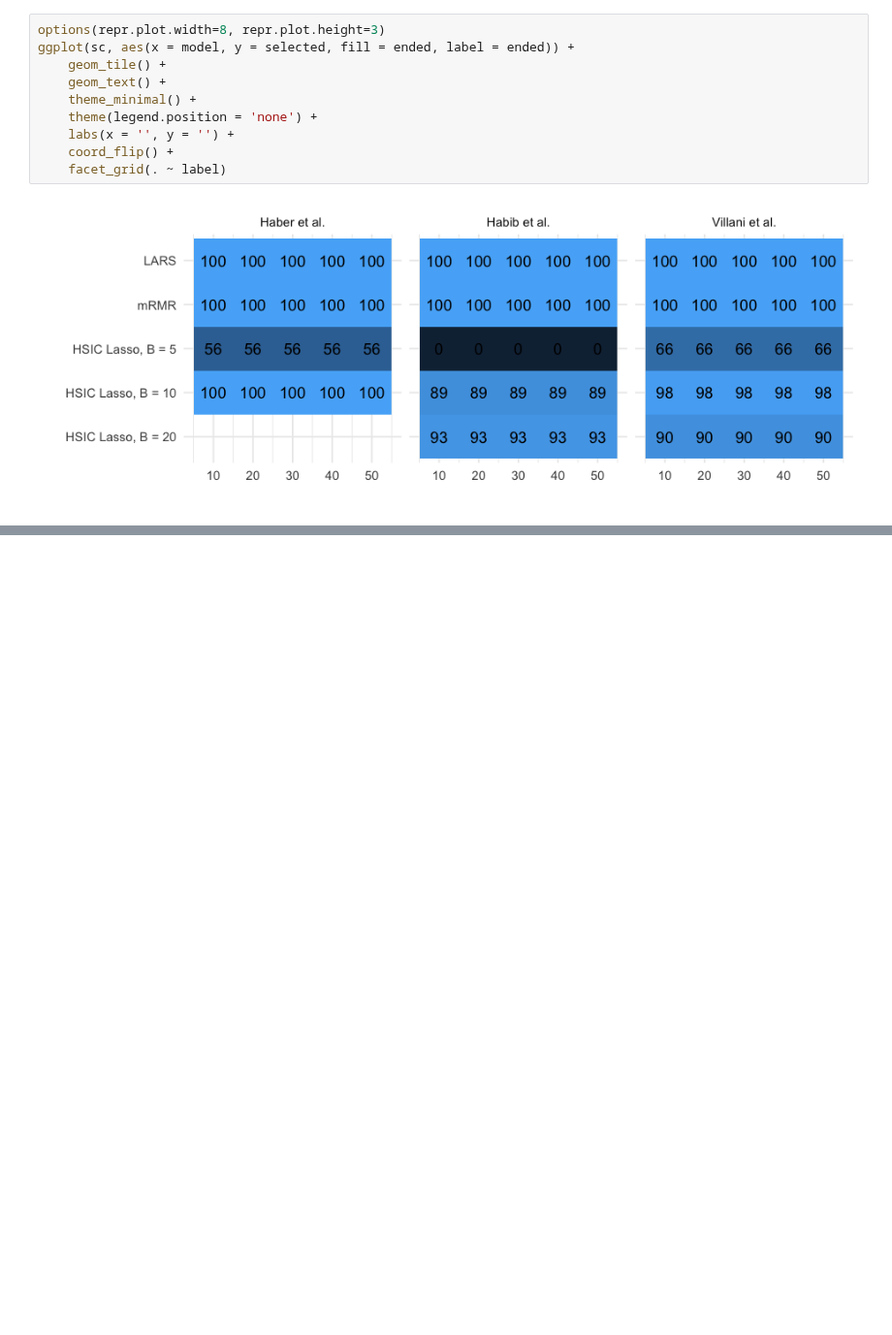
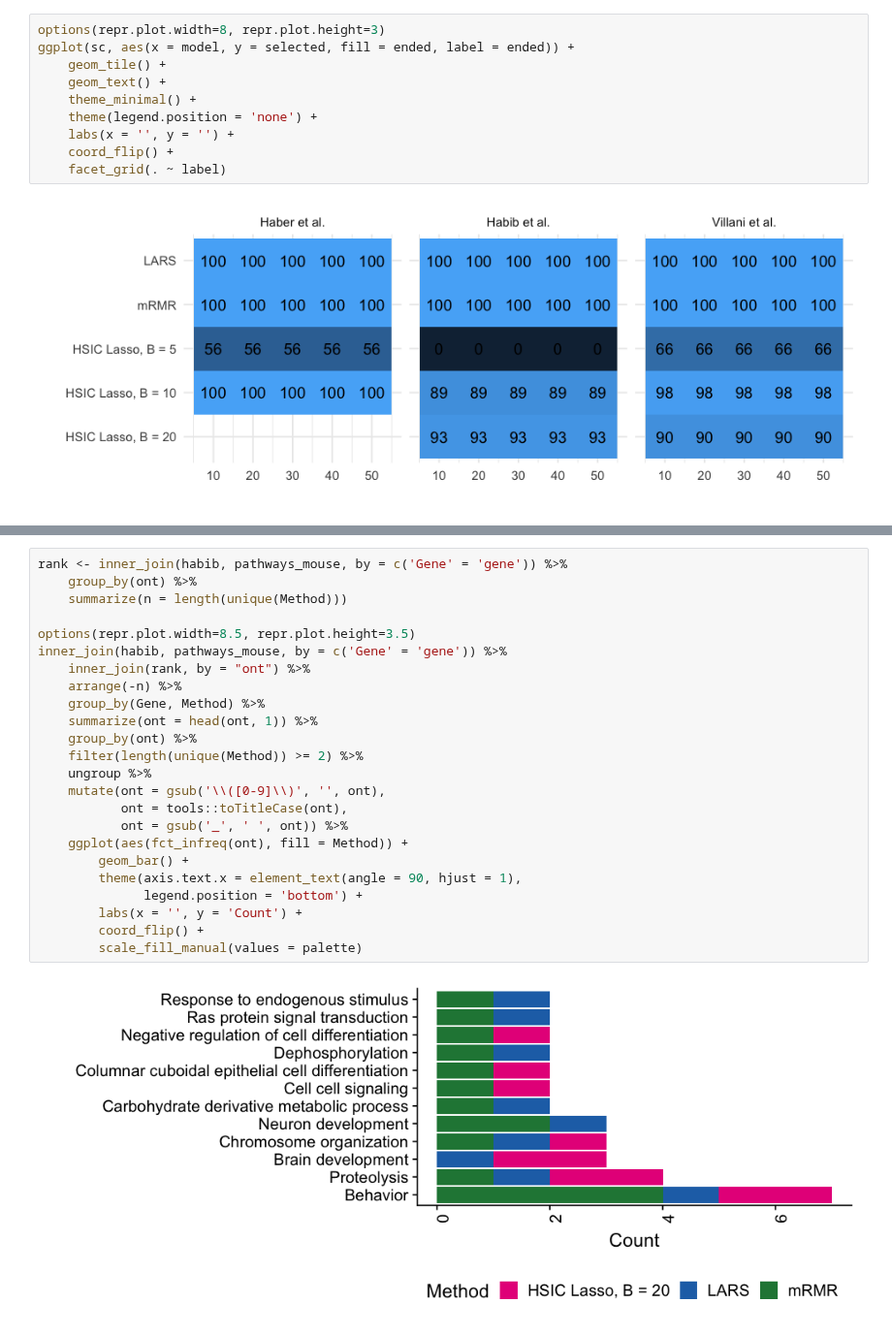
Before and after one commit to hclimente/nori, a Jupyter notebook: doc/single_cell.ipynb, the cells around one changed output, grey strips where cells are left out. Shown at 97% size. Saved outputs shown, nothing was run; the diff lists cells and outputs as text; blank space fills up the shorter version.

```diff
--- a/doc/single_cell.ipynb
+++ b/doc/single_cell.ipynb
@@ -85,0 +192,26 @@ ggplot(sc, aes(x = model, y = selected, fill = ended, label = ended)) +
+# %%
+rank <- inner_join(habib, pathways_mouse, by = c('Gene' = 'gene')) %>%
+    group_by(ont) %>%
+    summarize(n = length(unique(Method)))
+
+options(repr.plot.width=8.5, repr.plot.height=3.5)
+inner_join(habib, pathways_mouse, by = c('Gene' = 'gene')) %>%
+    inner_join(rank, by = "ont") %>%
+    arrange(-n) %>%
+    group_by(Gene, Method) %>%
+    summarize(ont = head(ont, 1)) %>%
+    group_by(ont) %>%
+    filter(length(unique(Method)) >= 2) %>%
+    ungroup %>%
+    mutate(ont = gsub('\\([0-9]\\)', '', ont),
+           ont = tools::toTitleCase(ont),
+           ont = gsub('_', ' ', ont)) %>%
+    ggplot(aes(fct_infreq(ont), fill = Method)) +
+        geom_bar() +
+        theme(axis.text.x = element_text(angle = 90, hjust = 1),
+              legend.position = 'bottom') +
+        labs(x = '', y = 'Count') +
+        coord_flip() +
+        scale_fill_manual(values = palette)
+# %% [output]
+[figure, added]
```
Also changed, not shown: parts of 17 cells of this notebook.
